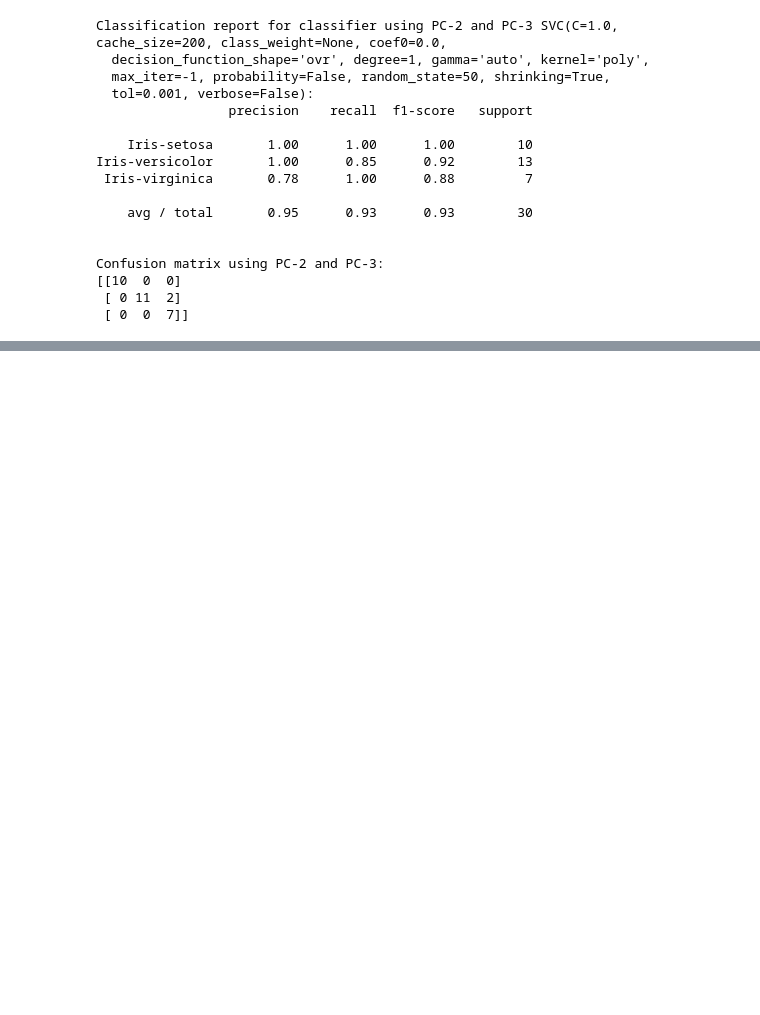
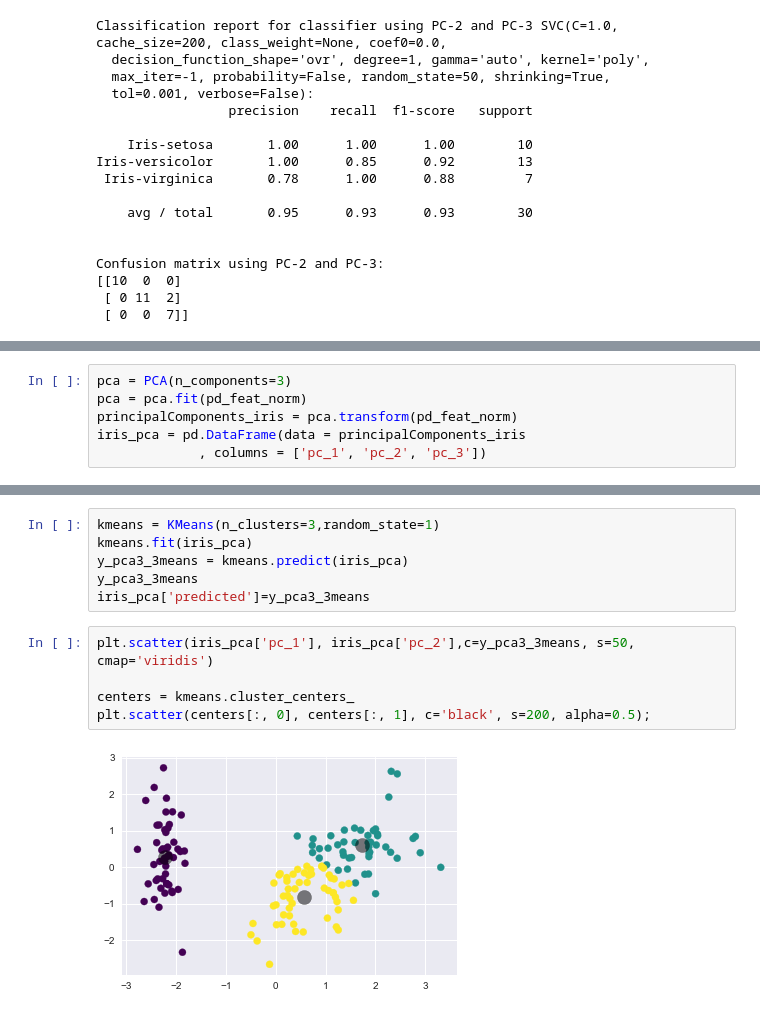
Before and after one commit to internetoftim/Data_Science_Samples, a Jupyter notebook: Iris Classification.ipynb, the cells around one changed output, grey strips where cells are left out. Saved outputs shown, nothing was run; the diff lists cells and outputs as text; blank space fills up the shorter version.

```diff
--- a/Iris Classification.ipynb
+++ b/Iris Classification.ipynb
@@ -367,0 +454,6 @@ Confusion matrix using PC-2 and PC-3:
+# %%
+pca = PCA(n_components=3)
+pca = pca.fit(pd_feat_norm)
+principalComponents_iris = pca.transform(pd_feat_norm)
+iris_pca = pd.DataFrame(data = principalComponents_iris
+             , columns = ['pc_1', 'pc_2', 'pc_3'])
@@ -367,0 +469,13 @@ Confusion matrix using PC-2 and PC-3:
+# %%
+kmeans = KMeans(n_clusters=3,random_state=1)
+kmeans.fit(iris_pca)
+y_pca3_3means = kmeans.predict(iris_pca)
+y_pca3_3means
+iris_pca['predicted']=y_pca3_3means
+# %%
+plt.scatter(iris_pca['pc_1'], iris_pca['pc_2'],c=y_pca3_3means, s=50, cmap='viridis')
+
+centers = kmeans.cluster_centers_
+plt.scatter(centers[:, 0], centers[:, 1], c='black', s=200, alpha=0.5);
+# %% [output]
+[figure, added]
```
Also changed, not shown: parts of 20 cells of this notebook.
